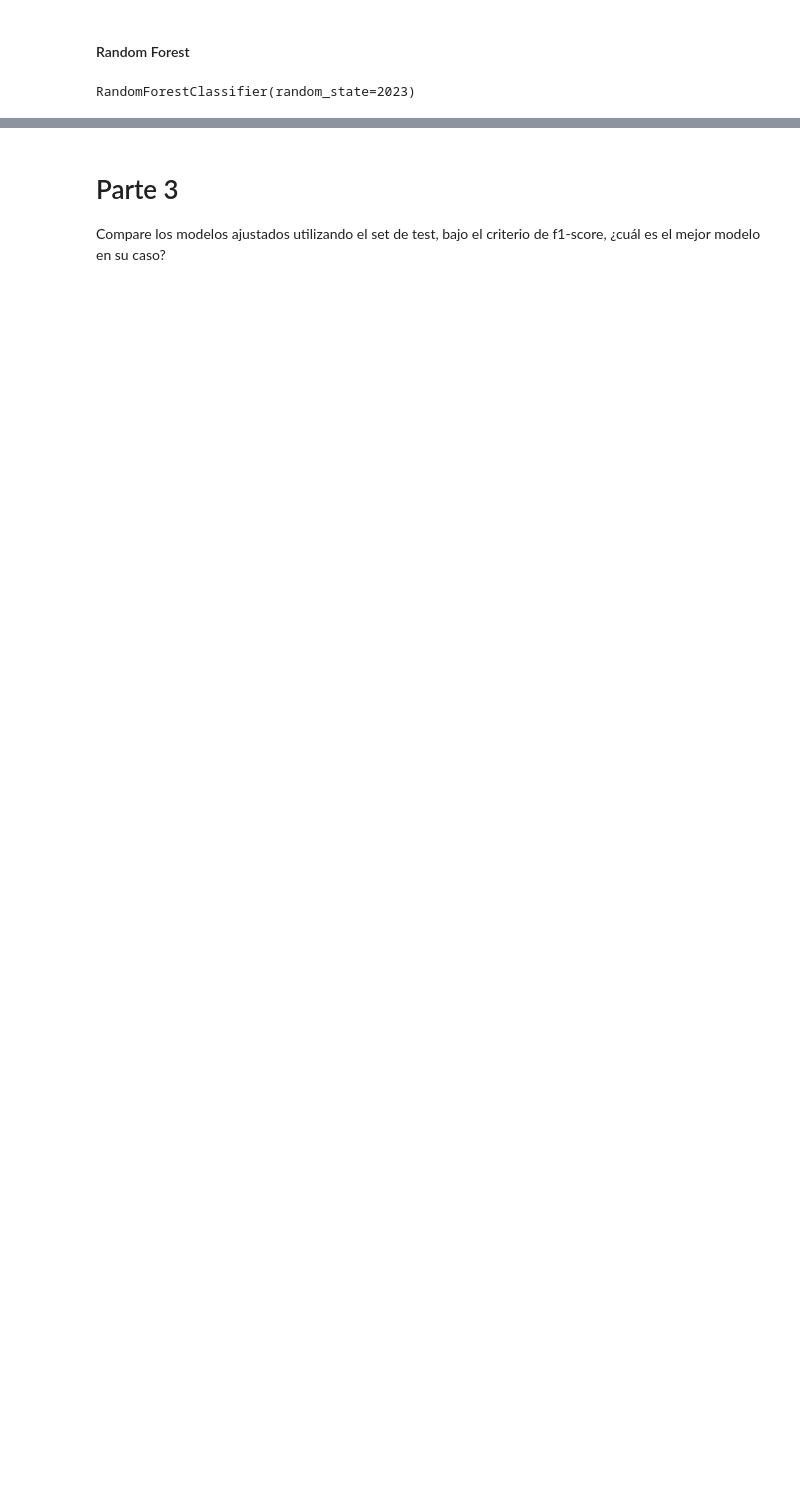
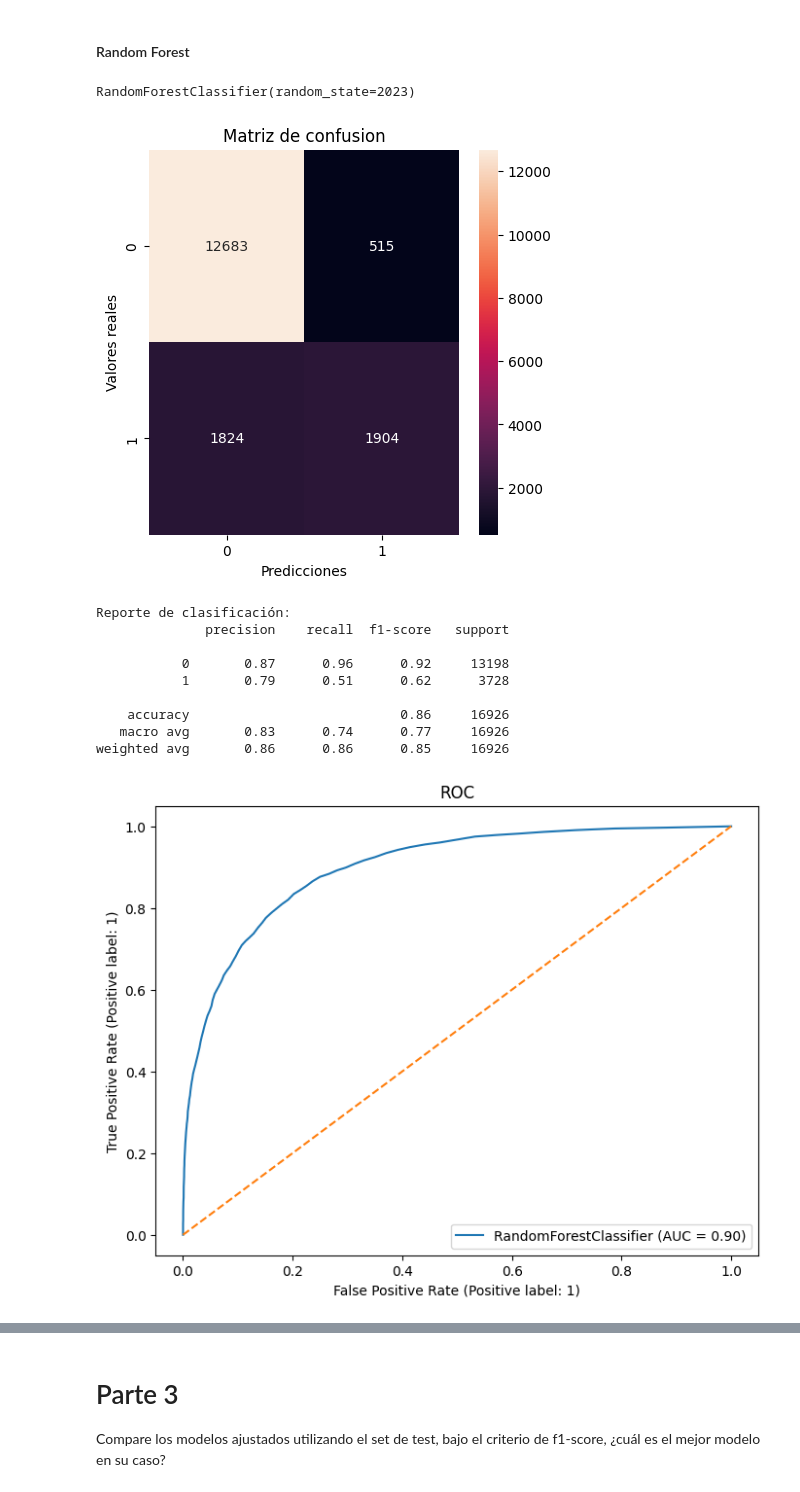
Before and after one commit to davidlealo/tallermodelossupervisados, a Jupyter notebook: segundo_taller_v4.ipynb, the cells around one changed output, grey strips where cells are left out. Drawn from its saved outputs; the diff is of its cells as text; code cells hidden in the pictures; blank space fills up the shorter version.

Commit message:
ahistado rf y df de resultados resumidos

```diff
--- a/segundo_taller_v4.ipynb
+++ b/segundo_taller_v4.ipynb
@@ -544,3 +544,20 @@ rf = RandomForestClassifier(random_state=2023)
 rf.fit(X_train,y_train)
 # %% [output]
 RandomForestClassifier(random_state=2023)
+# %%
+# Mostar resultados de Random Forest
+
+y_predrf = rf.predict(X_test)
+mostrar_resultados(y_test,y_predrf,X_test,rf)
+# %% [output]
+[figure, added]
+Reporte de clasificación:
+              precision    recall  f1-score   support
+
+           0       0.87      0.96      0.92     13198
+           1       0.79      0.51      0.62      3728
+
+    accuracy                           0.86     16926
+   macro avg       0.83      0.74      0.77     16926
+weighted avg       0.86      0.86      0.85     16926
+[figure, added]
```
Also changed, not shown: parts of 6 cells of this notebook.
